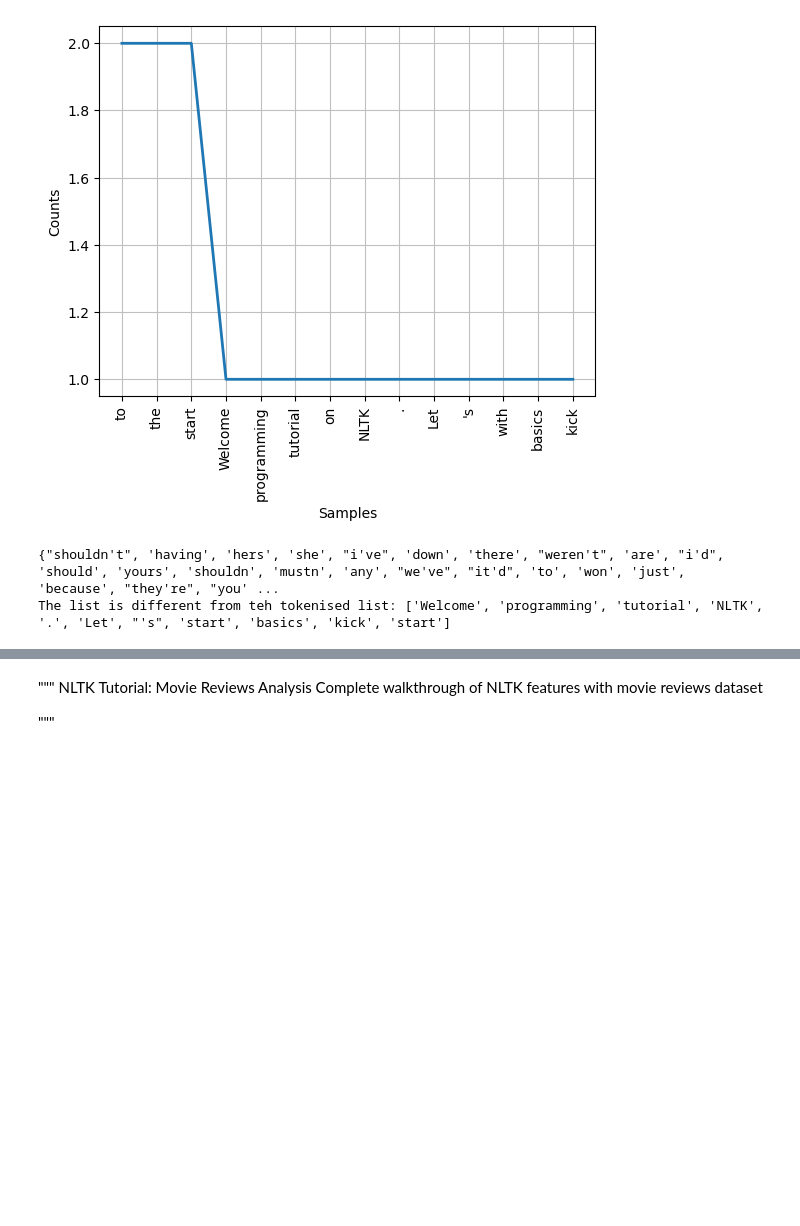
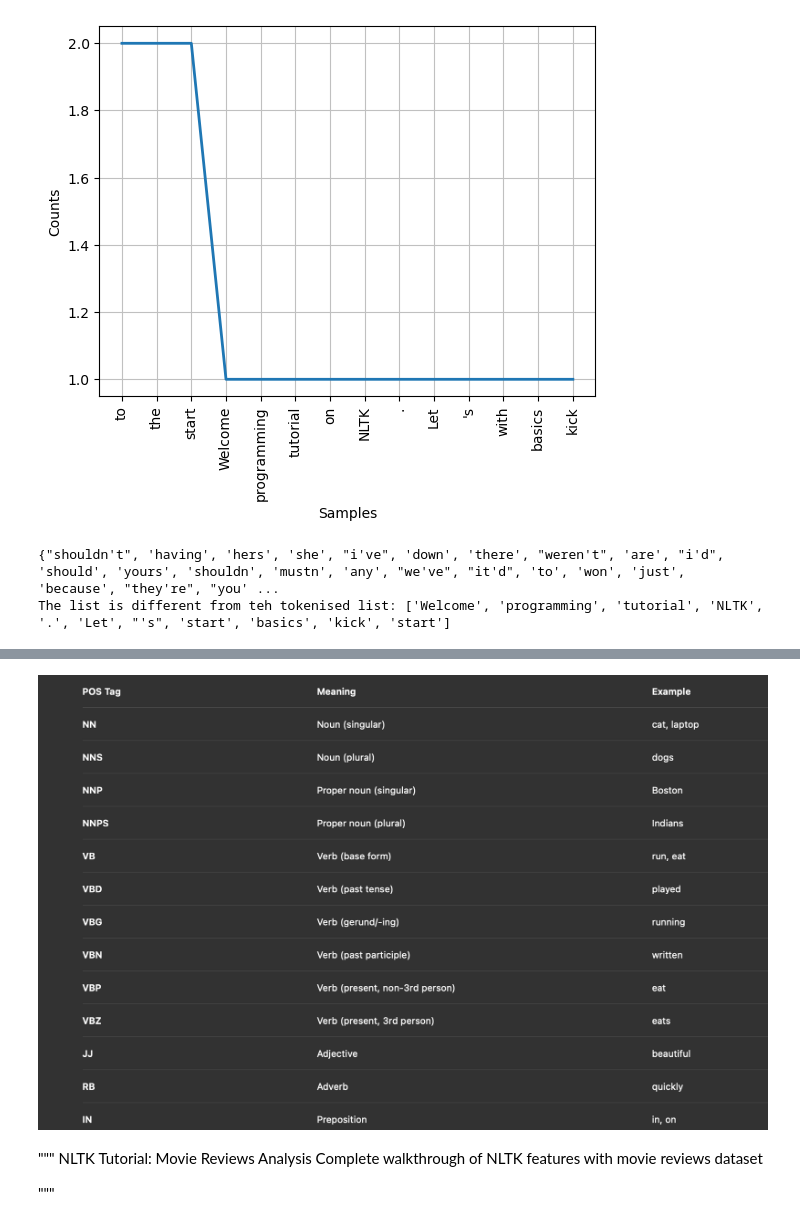
Before and after one commit to sneha-03-99/AdvProgramming, a Jupyter notebook: OIM7502_F25/Midterm/Midterm.ipynb, the cells around one changed output, grey strips where cells are left out. Cells and saved outputs as stored; diff of their text form; code cells hidden in the pictures; blank space fills up the shorter version.

```diff
--- a/OIM7502_F25/Midterm/Midterm.ipynb
+++ b/OIM7502_F25/Midterm/Midterm.ipynb
@@ -71,3 +97,8 @@ The list is different from teh tokenised list: ['Welcome', 'programming', 'tutor
+# %%
+from IPython.display import Image, display
+display(Image(filename='post.png'))
+# %% [output]
+[figure, added]
 # %% [markdown]
 """
 NLTK Tutorial: Movie Reviews Analysis
```
Also changed, not shown: parts of 1 cell of this notebook.
